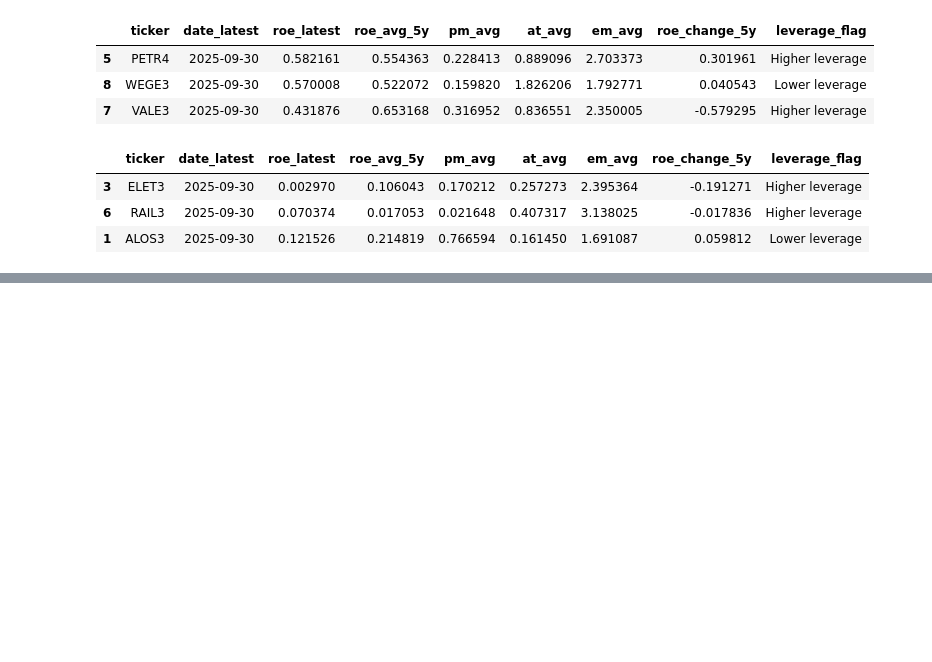
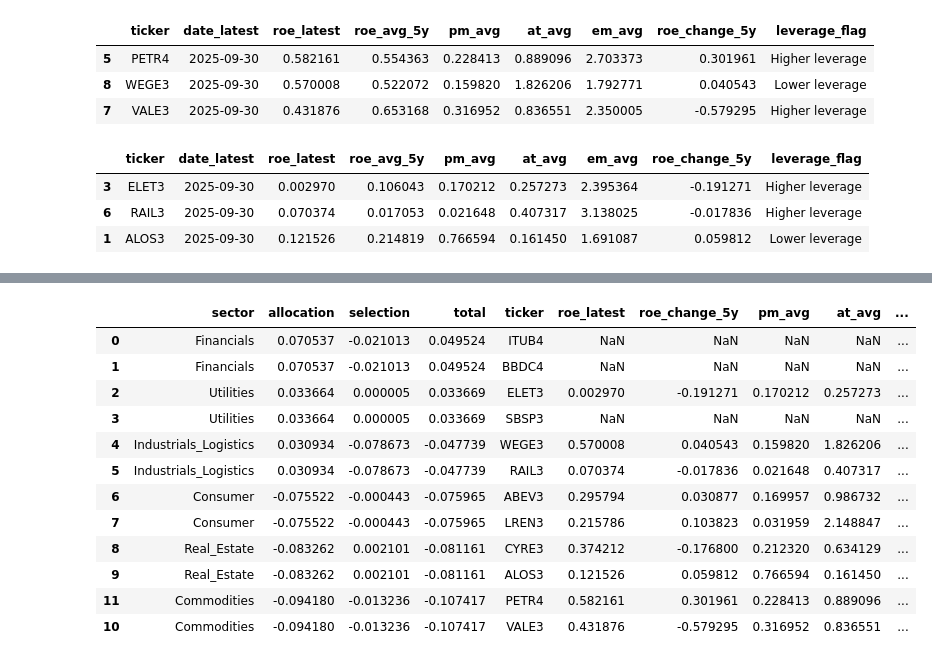
Before and after one commit to manoelbarroso-python-finance/DuPont---Brinson-Where-Did-Alpha-Come-From-, a Jupyter notebook: notebooks/data/01_project_overview.ipynb, the cells around one changed output, grey strips where cells are left out. Cells and saved outputs as stored; diff of their text form; code cells hidden in the pictures; blank space fills up the shorter version.

```diff
--- a/notebooks/data/01_project_overview.ipynb
+++ b/notebooks/data/01_project_overview.ipynb
@@ -1620,0 +1685,80 @@ display(bot3)
+# %%
+# ====== CONFIG ======
+brinson_sector_agg = agg      # Brinson cumulative by sector (Allocation/Selection/Total)
+dupont_summary_df  = summary  # DuPont summary table (roe_latest, pm_avg, at_avg, em_avg, roe_change_5y)
+
+# Official universe mapping used in the project (explicit & audit-friendly)
+ticker_sector_map = pd.DataFrame({
+    "ticker": [
+        "ITUB4","BBDC4",
+        "VALE3","PETR4",
+        "ELET3","SBSP3",
+        "ABEV3","LREN3",
+        "WEGE3","RAIL3",
+        "CYRE3","ALOS3"
+    ],
+    "sector": [
+        "Financials","Financials",
+        "Commodities","Commodities",
+        "Utilities","Utilities",
+        "Consumer","Consumer",
+        "Industrials_Logistics","Industrials_Logistics",
+        "Real_Estate","Real_Estate"
+    ]
+})
+# ===========================================
+
+# --- Standardize columns ---
+tsm = ticker_sector_map.copy()
+tsm.columns = [c.lower() for c in tsm.columns]
+
+dup = dupont_summary_df.copy()
+dup.columns = [c.lower() for c in dup.columns]
+
+req_dup_cols = {"ticker", "roe_latest", "pm_avg", "at_avg", "em_avg", "roe_change_5y"}
+missing = req_dup_cols - set(dup.columns)
+if missing:
+    raise ValueError(f"dupont_summary_df is missing columns: {sorted(missing)}")
+
+# --- Prepare Brinson sector ranking ---
+br = brinson_sector_agg.copy()
+br = br.reset_index().rename(columns={"index": "sector"})
+br.columns = [c.lower() for c in br.columns]
+
+req_br_cols = {"sector", "allocation", "selection", "total"}
+missing_br = req_br_cols - set(br.columns)
+if missing_br:
+    raise ValueError(f"brinson_sector_agg is missing columns: {sorted(missing_br)}")
+
+# --- Join: Sector (Brinson) × Tickers (mapping) × DuPont snapshot ---
+bridge = (
+    br.merge(tsm[["ticker", "sector"]], on="sector", how="left")
+      .merge(dup, on="ticker", how="left")
+)
+
+# Sort for readability: best sectors first, then highest ROE_latest within sector
+bridge = bridge.sort_values(["total", "roe_latest"], ascending=[False, False])
+
+# Select columns to display
+cols = [
+    "sector", "allocation", "selection", "total",
+    "ticker", "roe_latest", "roe_change_5y",
+    "pm_avg", "at_avg", "em_avg"
+]
+cols = [c for c in cols if c in bridge.columns]
+
+display(bridge[cols])
+# %% [output]
+|  | sector | allocation | selection | total | ticker | roe_latest | roe_change_5y | pm_avg | at_avg | ... |
+| 0 | Financials | 0.070537 | -0.021013 | 0.049524 | ITUB4 | NaN | NaN | NaN | NaN | ... |
+| 1 | Financials | 0.070537 | -0.021013 | 0.049524 | BBDC4 | NaN | NaN | NaN | NaN | ... |
+| 2 | Utilities | 0.033664 | 0.000005 | 0.033669 | ELET3 | 0.002970 | -0.191271 | 0.170212 | 0.257273 | ... |
+| 3 | Utilities | 0.033664 | 0.000005 | 0.033669 | SBSP3 | NaN | NaN | NaN | NaN | ... |
+| 4 | Industrials_Logistics | 0.030934 | -0.078673 | -0.047739 | WEGE3 | 0.570008 | 0.040543 | 0.159820 | 1.826206 | ... |
+| 5 | Industrials_Logistics | 0.030934 | -0.078673 | -0.047739 | RAIL3 | 0.070374 | -0.017836 | 0.021648 | 0.407317 | ... |
+| 6 | Consumer | -0.075522 | -0.000443 | -0.075965 | ABEV3 | 0.295794 | 0.030877 | 0.169957 | 0.986732 | ... |
+| 7 | Consumer | -0.075522 | -0.000443 | -0.075965 | LREN3 | 0.215786 | 0.103823 | 0.031959 | 2.148847 | ... |
+| 8 | Real_Estate | -0.083262 | 0.002101 | -0.081161 | CYRE3 | 0.374212 | -0.176800 | 0.212320 | 0.634129 | ... |
+| 9 | Real_Estate | -0.083262 | 0.002101 | -0.081161 | ALOS3 | 0.121526 | 0.059812 | 0.766594 | 0.161450 | ... |
+| 11 | Commodities | -0.094180 | -0.013236 | -0.107417 | PETR4 | 0.582161 | 0.301961 | 0.228413 | 0.889096 | ... |
+| 10 | Commodities | -0.094180 | -0.013236 | -0.107417 | VALE3 | 0.431876 | -0.579295 | 0.316952 | 0.836551 | ... |
```
Also changed, not shown: parts of 52 cells of this notebook.
